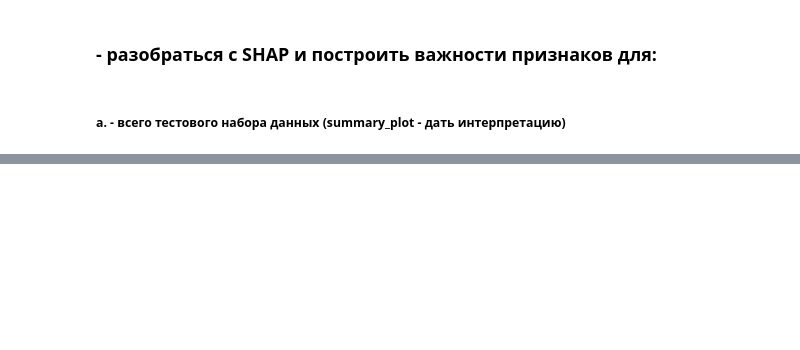
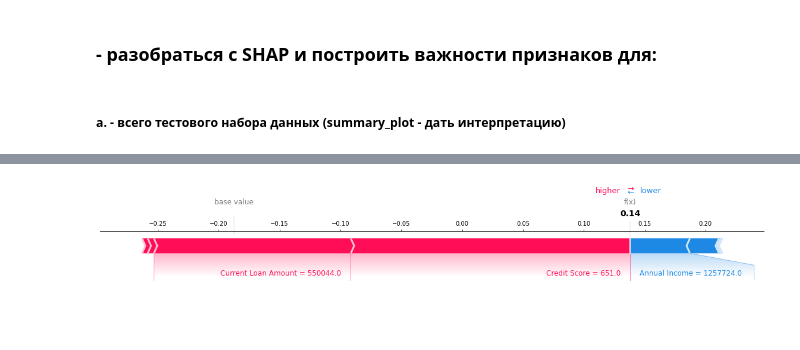
Before and after one commit to mr-rider/ml_bisness, a Jupyter notebook: lesson7/Homework7.ipynb, the cells around one changed output, grey strips where cells are left out. Saved outputs shown, nothing was run; the diff lists cells and outputs as text; code cells hidden in the pictures; blank space fills up the shorter version.

Commit message:
Succesfull install SHAP for homework 7

```diff
--- a/lesson7/Homework7.ipynb
+++ b/lesson7/Homework7.ipynb
@@ -9,8 +9,9 @@ from sklearn.pipeline import Pipeline, make_pipeline, FeatureUnion
 from sklearn.base import BaseEstimator, TransformerMixin
 from sklearn.model_selection import train_test_split
 from sklearn.metrics import mean_absolute_error, r2_score
-df = pd.read_csv("train.csv")
-df_test = pd.read_csv("test.csv")
+#test = pd.read_csv('/content/drive')
+df = pd.read_csv("/content/drive/MyDrive/ml_buisness/train.csv")
+df_test = pd.read_csv("/content/drive/MyDrive/ml_buisness/test.csv")
 print(df.shape)
 df.head(3)
 # %% [output]
@@ -270,8 +291,10 @@ Note: you may need to restart the kernel to use updated packages.
 # %%
 # explain the model's predictions using SHAP
 # (same syntax works for LightGBM, CatBoost, scikit-learn and spark models)
 explainer = shap.TreeExplainer(model)
 shap_values = explainer.shap_values(X_train)
 
 # visualize the first prediction's explanation (use matplotlib=True to avoid Javascript)
-shap.force_plot(explainer.expected_value, shap_values[0,:], X_train.iloc[0,:])
+shap.force_plot(explainer.expected_value, shap_values[0,:], X_train.iloc[0,:], matplotlib=True)
+# %% [output]
+[figure, added]
```
Also changed, not shown: parts of 10 cells of this notebook.
